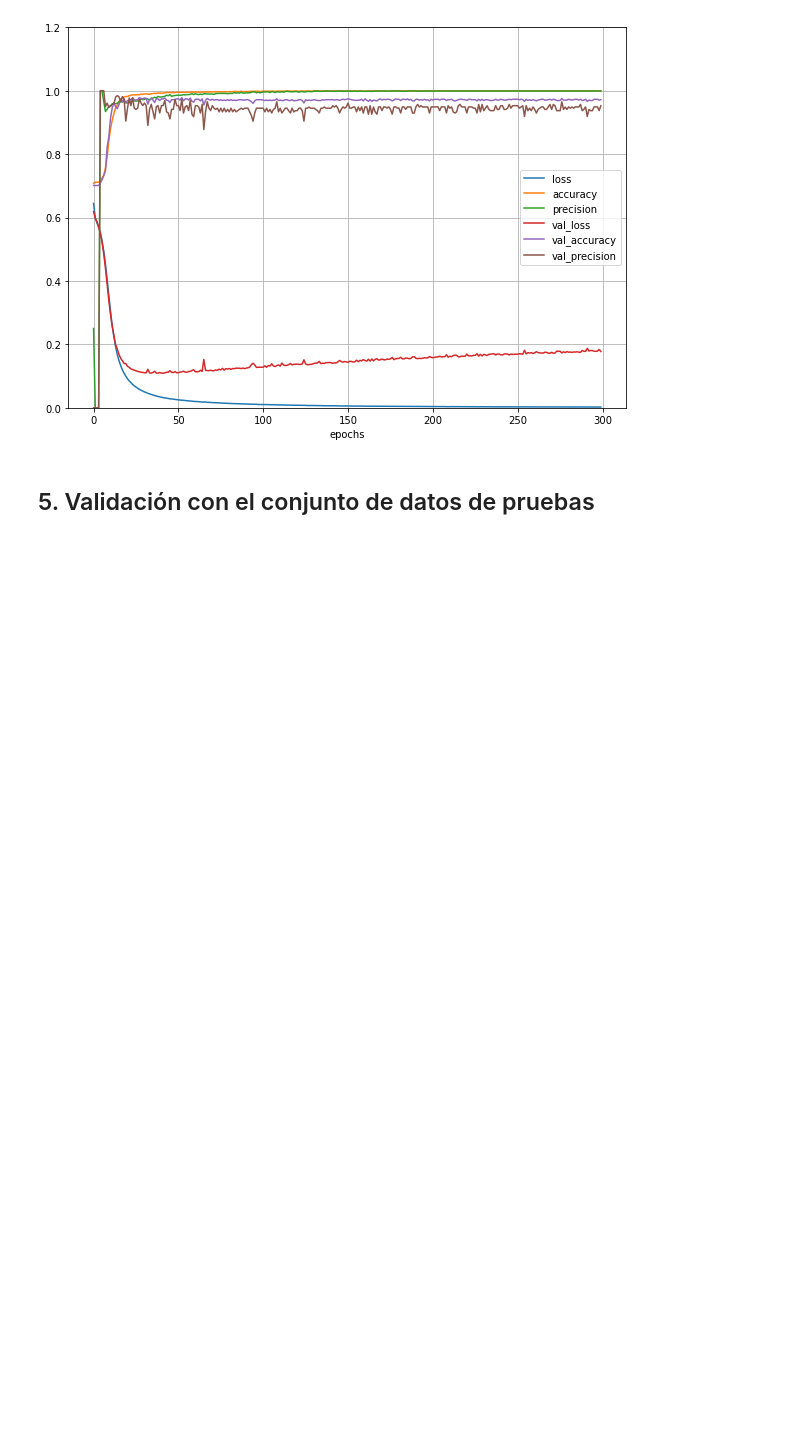
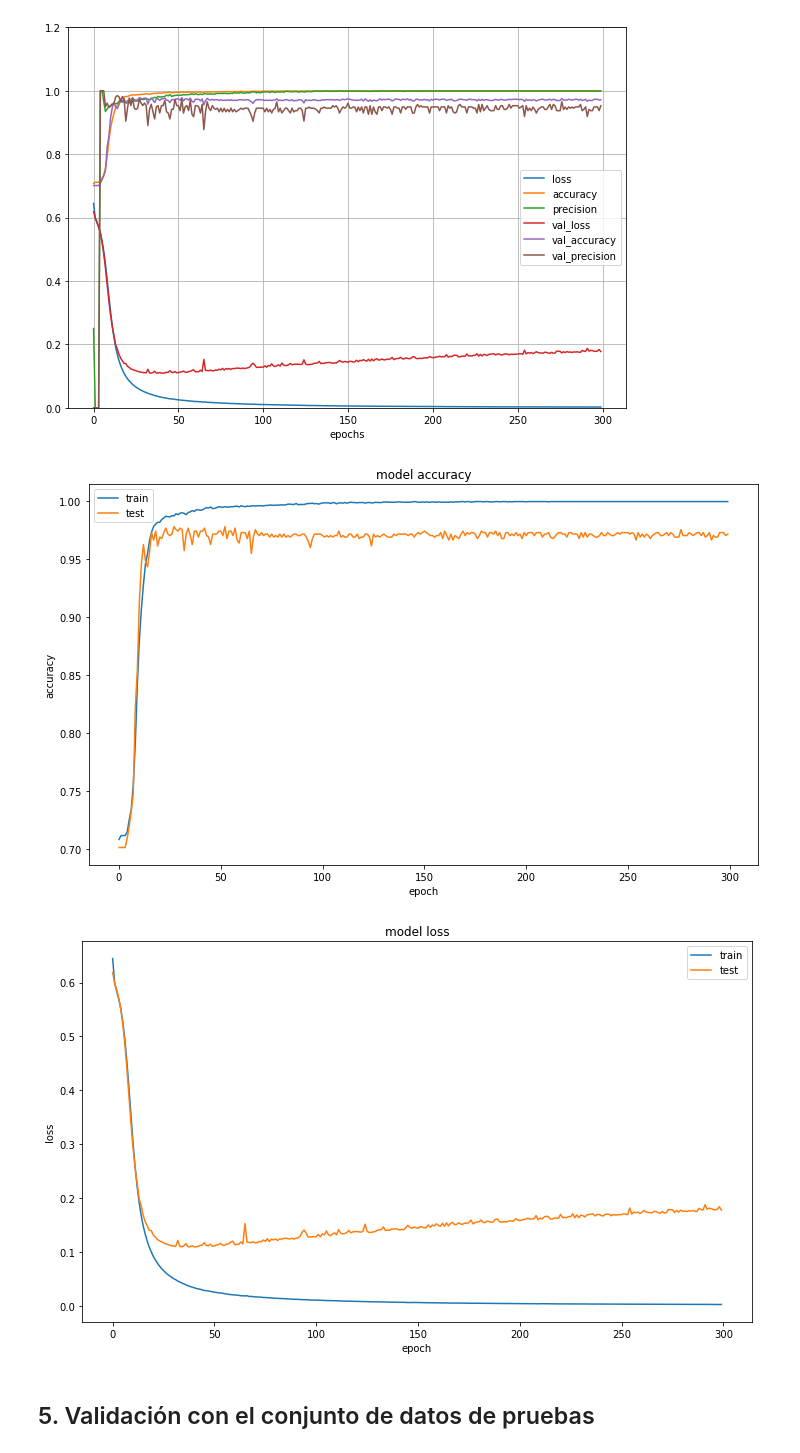
Before and after one commit to Rafastoievsky/RNP-email-Spam-Prediction, a Jupyter notebook: RNP email Spam Prediction.ipynb, the cells around one changed output. Cells and saved outputs as stored; diff of their text form; code cells hidden in the pictures; blank space fills up the shorter version.

```diff
--- a/RNP email Spam Prediction.ipynb
+++ b/RNP email Spam Prediction.ipynb
@@ -118,0 +160,4 @@ NameError: name 'df' is not defined
+# %%
+#eliminando los renglones que se utilizaron para formar la nueva tabla de pruebas
+data = data.drop([data.index[5168] , data.index[5169], data.index[5170], data.index[5171]])
+data
@@ -125,6 +183,6 @@ from sklearn.model_selection import train_test_split
 X = data.loc[:,'the':'dry'].values
 y = data["Prediction"]
 # %%
-X_train, X_test, y_train, y_test = train_test_split(X, y, test_size=0.3, random_state=42)
+X_train, X_test, y_train, y_test = train_test_split(X, y, test_size=0.25, random_state=42)
 X_test, X_val, y_test, y_val = train_test_split(X_test, y_test, test_size=0.5)
 # %% [markdown]
@@ -215,6 +274,29 @@ plt.show()
 # %% [output]
 <Figure size 864x504 with 0 Axes>
 [figure]
+# %%
+# summarize history for accuracy
+plt.figure(figsize=(12,7))
+plt.plot(history.history['accuracy'])
+plt.plot(history.history['val_accuracy'])
+plt.title('model accuracy')
+plt.ylabel('accuracy')
+plt.xlabel('epoch')
+plt.legend(['train', 'test'])
+plt.show()
+
+# summarize history for loss
+plt.figure(figsize=(12,7))
+plt.plot(history.history['loss'])
+plt.plot(history.history['val_loss'])
+plt.title('model loss')
+plt.ylabel('loss')
+plt.xlabel('epoch')
+plt.legend(['train', 'test'])
+plt.show()
+# %% [output]
+[figure, added]
+[figure, added]
 # %% [markdown]
 ## 5. Validación con el conjunto de datos de pruebas
 # %%
```
Also changed, not shown: parts of 36 cells of this notebook, 7 other files.
